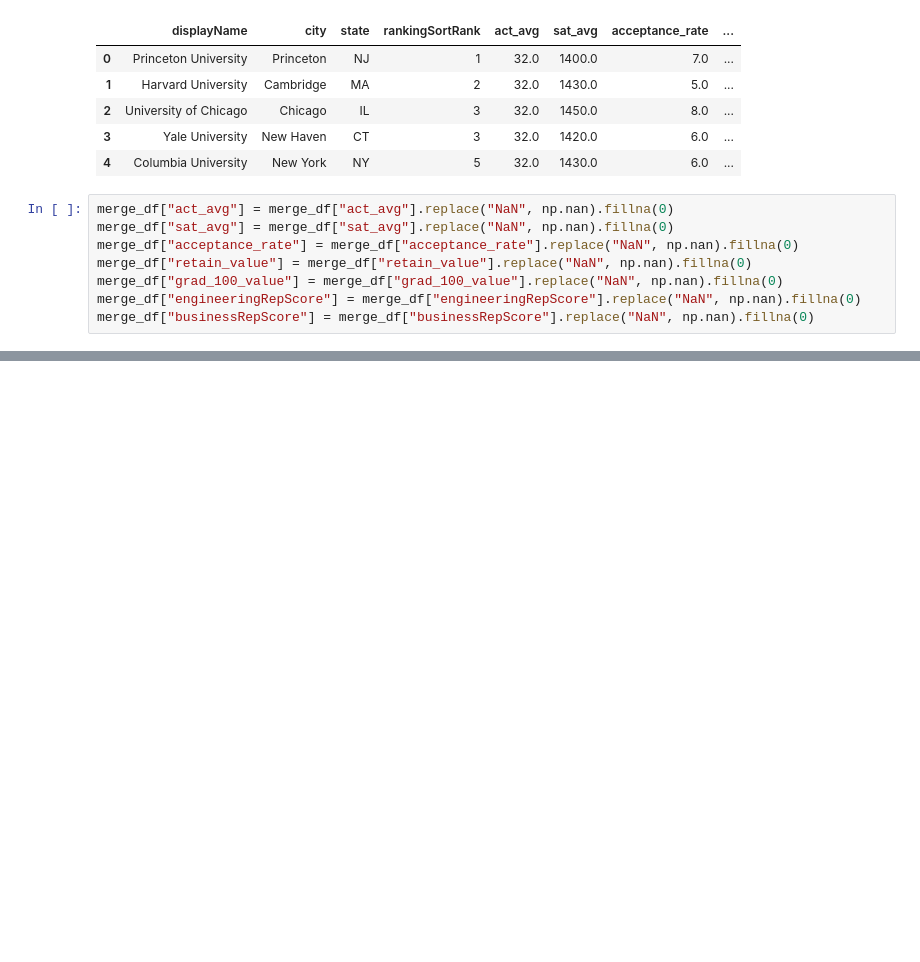
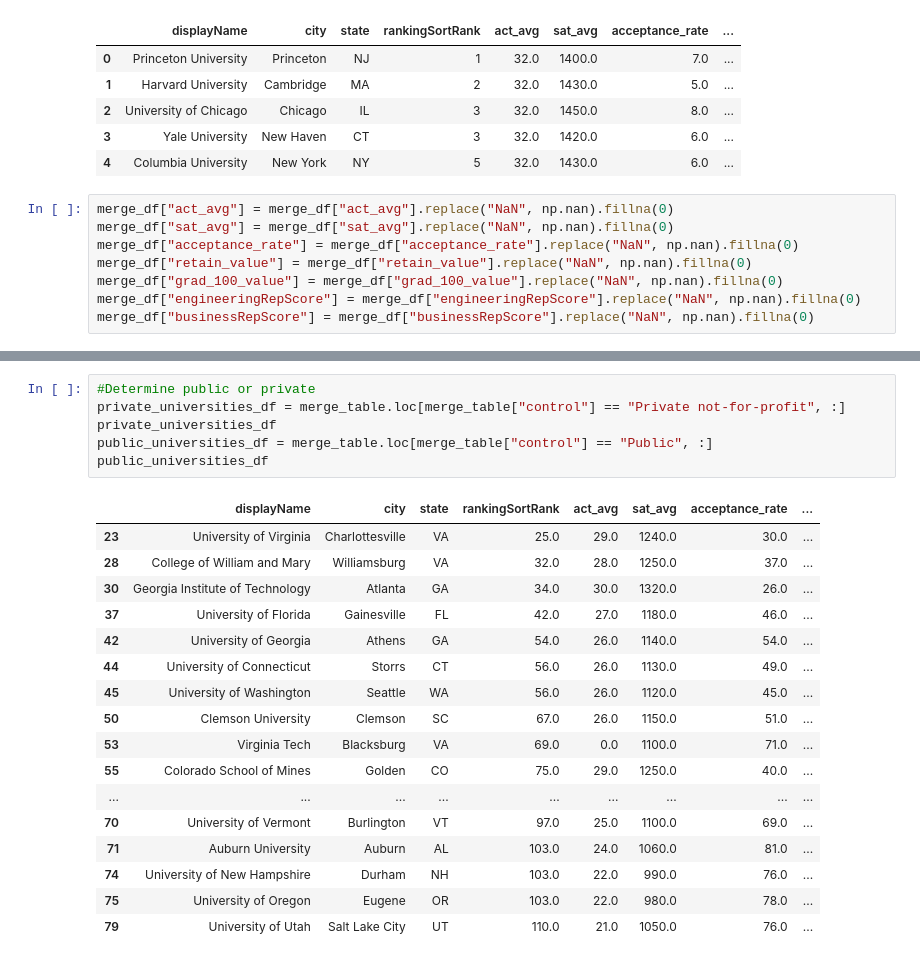
Before and after one commit to nimisha727/Group-Two-Project-One, a Jupyter notebook: source_code/university_outcomes.ipynb, the cells around one changed output, grey strips where cells are left out. Cells and saved outputs as stored; diff of their text form; blank space fills up the shorter version.

```diff
--- a/source_code/university_outcomes.ipynb
+++ b/source_code/university_outcomes.ipynb
@@ -117,0 +119,24 @@ merge_df.loc[(merge_df>0).all(axis=1)]
+# %%
+#Determine public or private
+private_universities_df = merge_table.loc[merge_table["control"] == "Private not-for-profit", :]
+private_universities_df
+public_universities_df = merge_table.loc[merge_table["control"] == "Public", :]
+public_universities_df
+# %% [output]
+|  | displayName | city | state | rankingSortRank | act_avg | sat_avg | acceptance_rate | ... |
+| 23 | University of Virginia | Charlottesville | VA | 25.0 | 29.0 | 1240.0 | 30.0 | ... |
+| 28 | College of William and Mary | Williamsburg | VA | 32.0 | 28.0 | 1250.0 | 37.0 | ... |
+| 30 | Georgia Institute of Technology | Atlanta | GA | 34.0 | 30.0 | 1320.0 | 26.0 | ... |
+| 37 | University of Florida | Gainesville | FL | 42.0 | 27.0 | 1180.0 | 46.0 | ... |
+| 42 | University of Georgia | Athens | GA | 54.0 | 26.0 | 1140.0 | 54.0 | ... |
+| 44 | University of Connecticut | Storrs | CT | 56.0 | 26.0 | 1130.0 | 49.0 | ... |
+| 45 | University of Washington | Seattle | WA | 56.0 | 26.0 | 1120.0 | 45.0 | ... |
+| 50 | Clemson University | Clemson | SC | 67.0 | 26.0 | 1150.0 | 51.0 | ... |
+| 53 | Virginia Tech | Blacksburg | VA | 69.0 | 0.0 | 1100.0 | 71.0 | ... |
+| 55 | Colorado School of Mines | Golden | CO | 75.0 | 29.0 | 1250.0 | 40.0 | ... |
+| ... | ... | ... | ... | ... | ... | ... | ... | ... |
+| 70 | University of Vermont | Burlington | VT | 97.0 | 25.0 | 1100.0 | 69.0 | ... |
+| 71 | Auburn University | Auburn | AL | 103.0 | 24.0 | 1060.0 | 81.0 | ... |
+| 74 | University of New Hampshire | Durham | NH | 103.0 | 22.0 | 990.0 | 76.0 | ... |
+| 75 | University of Oregon | Eugene | OR | 103.0 | 22.0 | 980.0 | 78.0 | ... |
+| 79 | University of Utah | Salt Lake City | UT | 110.0 | 21.0 | 1050.0 | 76.0 | ... |
```
Also changed, not shown: parts of 3 cells of this notebook.
